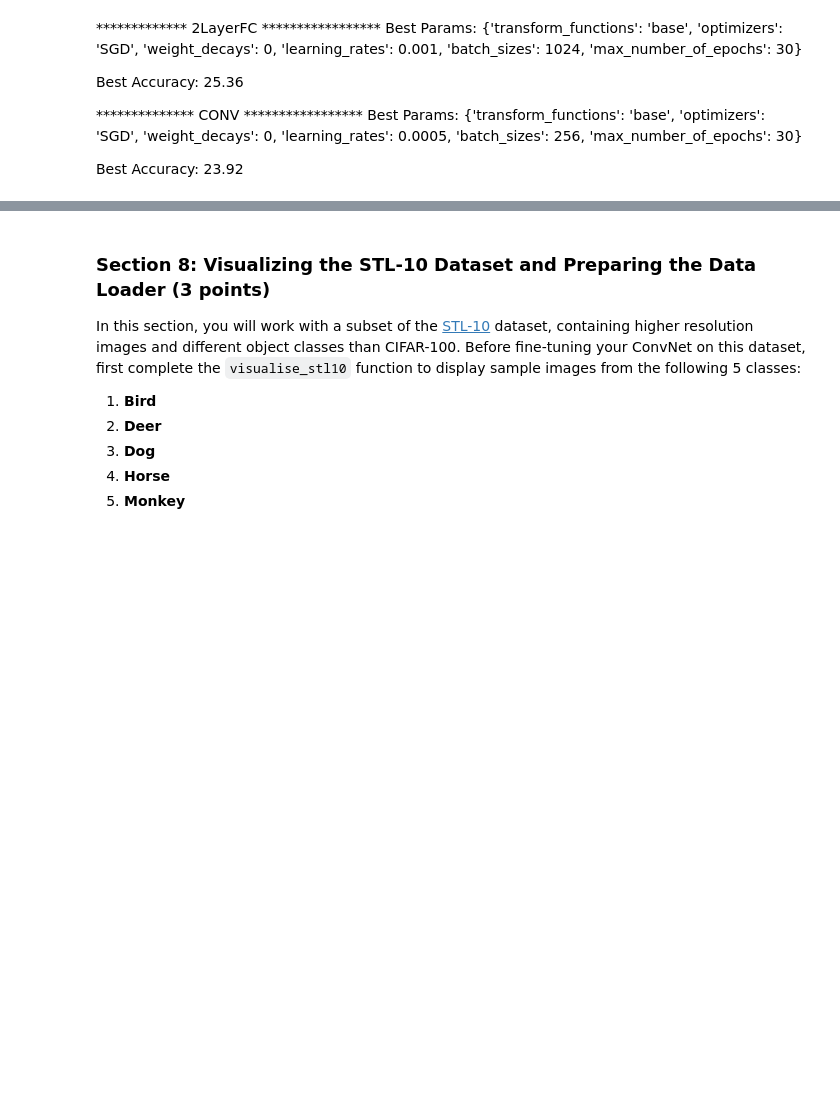
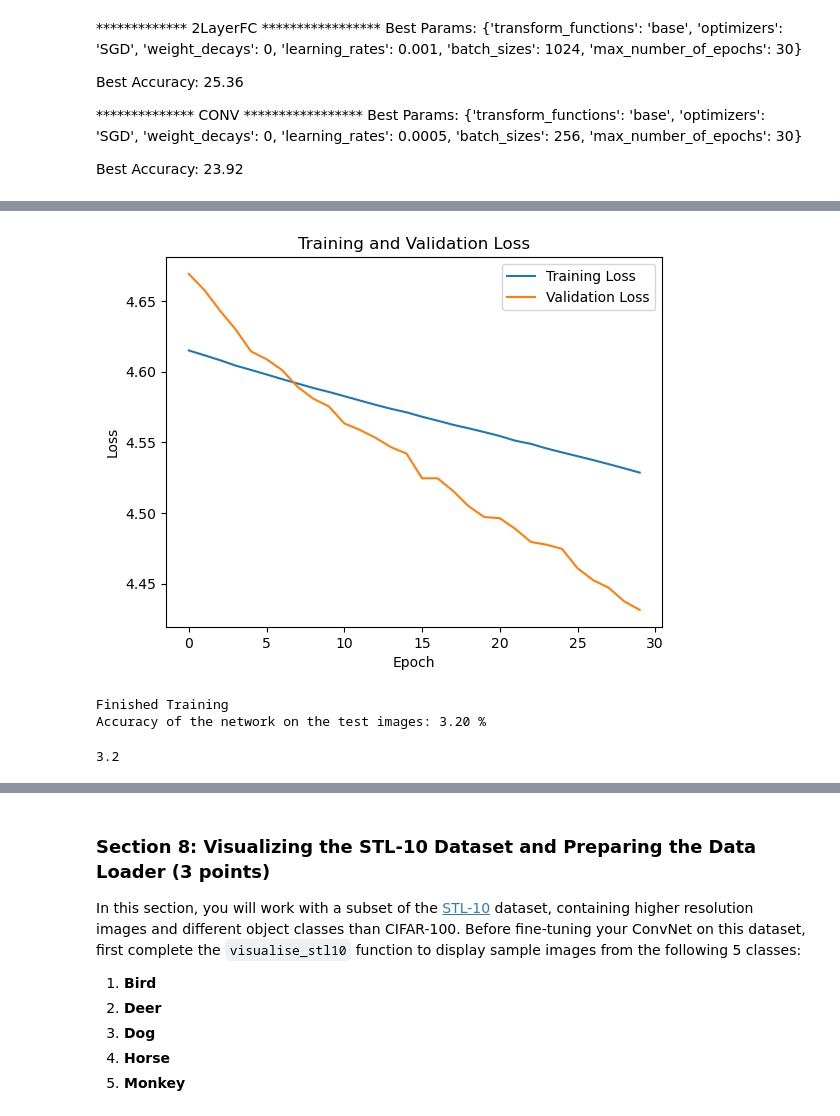
Before and after one commit to chaosido/cv1, a Jupyter notebook: final-lab/cv1-final-lab-part-2.ipynb, the cells around one changed output, grey strips where cells are left out. Saved outputs shown, nothing was run; the diff lists cells and outputs as text; code cells hidden in the pictures; blank space fills up the shorter version.

```diff
--- a/final-lab/cv1-final-lab-part-2.ipynb
+++ b/final-lab/cv1-final-lab-part-2.ipynb
@@ -663,6 +663,9 @@ val_subset = Subset(train_set, val_indices)
 training_data_loader = DataLoader(train_subset, batch_size=1024, shuffle=True)
 validation_data_loader = DataLoader(val_subset, batch_size=1024, shuffle=False)
 test_data_loader = DataLoader(test_set, batch_size=1024, shuffle=False)
+
+def create_optimizer(model, learning_rate):
+    return optim.SGD(model.parameters(), lr=learning_rate)
 # %% [markdown]
 Next, train the TwoLayerNet model on the CIFAR-100 dataset using the training data loader.
 # %%
@@ -1080,17 +1132,20 @@ Best Params:
+# %%
+training_data_loader = DataLoader(train_subset, batch_size=256, shuffle=True)
+validation_data_loader = DataLoader(val_subset, batch_size=256, shuffle=False)
+test_data_loader = DataLoader(test_set, batch_size=256, shuffle=False)
 # %%
-
-# Model setup for 2LayerFC
-net = TwoLayerNet(input_size, hidden_size, num_classes)
+net = ConvNet()
 criterion = nn.CrossEntropyLoss()
-optimizer = torch.optim.SGD(net.parameters(), lr=0.001, weight_decay=0.001)
-model_name = "ConvNet_2layernet_extra"
+optimizer = create_optimizer(net, learning_rate=0.0005)
+model_name = "ConvNet_conv_extra"
 
 # Retraining flag
 re_train = True
 
 if not os.path.exists(f'./best_model_{model_name}.pth') or re_train:
-    train(net, training_data_loader, validation_data_loader, criterion, optimizer, model_name, epochs=30)  # Adjust epochs to 30
+    train(net, training_data_loader, validation_data_loader, criterion, optimizer, model_name, epochs=30)
 else:
     net.load_state_dict(torch.load(f'best_model_{model_name}.pth'))
 
 validate(net, validation_data_loader)
+# %% [output]
@@ -1096,0 +1169,4 @@ validate(net, validation_data_loader)
+[figure, added]
+Finished Training
+Accuracy of the network on the test images: 3.20 %
+3.2
```
Also changed, not shown: parts of 5 cells of this notebook.
